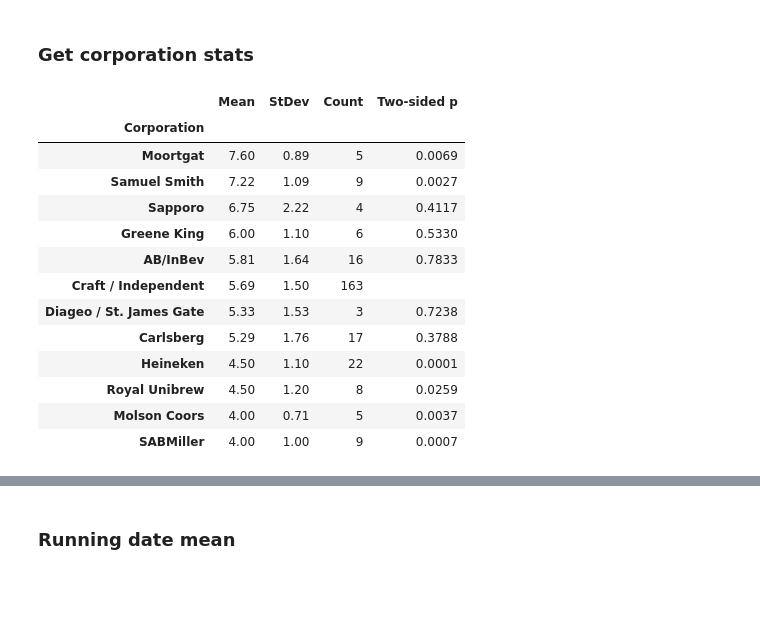
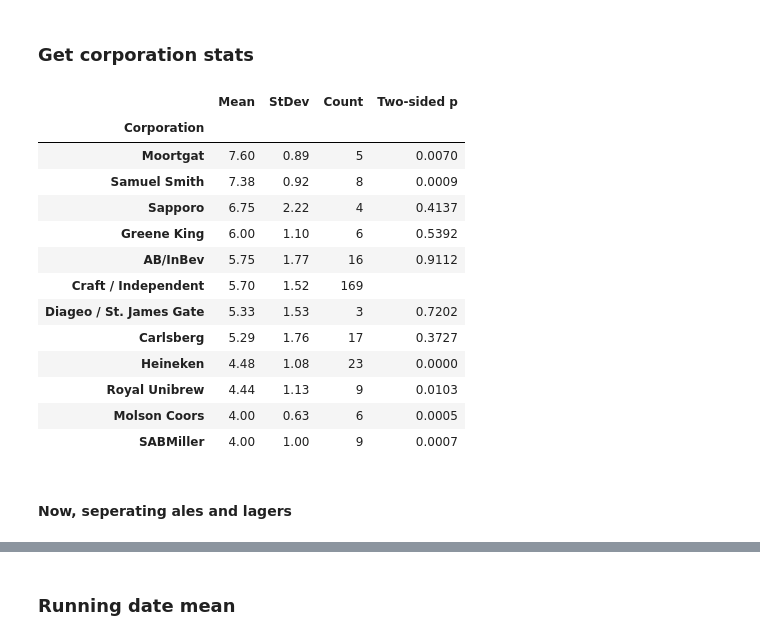
Before and after one commit to anzelpwj/Beer_server, a Jupyter notebook: BeerDbPandas.ipynb, the cells around one changed output, grey strips where cells are left out. Drawn from its saved outputs; the diff is of its cells as text; code cells hidden in the pictures; blank space fills up the shorter version.

```diff
--- a/BeerDbPandas.ipynb
+++ b/BeerDbPandas.ipynb
@@ -282,15 +247,15 @@ statestats
 # %%
 corp_thresh = 3
 # %%
-corpmean = beers_corp.groupby('Corporation')['Rating'].mean()
+corpmean = beers_RTC.groupby('Corporation')['Rating'].mean()
 corpmean.name = 'Mean'
-corpstd = beers_corp.groupby('Corporation')['Rating'].std()
+corpstd = beers_RTC.groupby('Corporation')['Rating'].std()
 corpstd.name = 'StDev'
-corpcount = beers_corp.groupby('Corporation')['Rating'].size()
+corpcount = beers_RTC.groupby('Corporation')['Rating'].size()
 corpcount.name = 'Count'
 
 # Beers that don't have a corporation listed are "craft/independent"
-craftbeers = beers_corp[beers_corp['Corporation'].isnull()]
+craftbeers = beers_RTC[beers_RTC['Corporation'].isnull()]
 craftmean = craftbeers['Rating'].mean()
 craftstd = craftbeers['Rating'].std()
 craftcount = len(craftbeers['Rating'])
@@ -309,28 +274,30 @@ corpstats['StDev'] = corpstats['StDev'].map('{:,.2f}'.format)
 # %%
 craftratings = craftbeers['Rating']
 corp_p_series = pd.Series([], name='Two-sided p')
 for corp in corplist:
-    corpratings = beers_corp[beers_corp['Corporation']==corp]['Rating']
+    corpratings = beers_RTC[beers_RTC['Corporation']==corp]['Rating']
     t, corp_p = stats.ttest_ind(craftratings,corpratings, equal_var=False)
     corp_p_series[corp] = corp_p
 
 corpstats['Two-sided p'] = corp_p_series
 corpstats['Two-sided p'] = corpstats['Two-sided p'].map('{:,.4f}'.format)
 corpstats.replace('nan',' ', regex=True, inplace=True)
 
 corpstats
 # %% [output]
 |  | Mean | StDev | Count | Two-sided p |
 | Corporation |  |  |  |  |
-| Moortgat | 7.60 | 0.89 | 5 | 0.0069 |
-| Samuel Smith | 7.22 | 1.09 | 9 | 0.0027 |
-| Sapporo | 6.75 | 2.22 | 4 | 0.4117 |
-| Greene King | 6.00 | 1.10 | 6 | 0.5330 |
-| AB/InBev | 5.81 | 1.64 | 16 | 0.7833 |
-| Craft / Independent | 5.69 | 1.50 | 163 |  |
-| Diageo / St. James Gate | 5.33 | 1.53 | 3 | 0.7238 |
-| Carlsberg | 5.29 | 1.76 | 17 | 0.3788 |
-| Heineken | 4.50 | 1.10 | 22 | 0.0001 |
-| Royal Unibrew | 4.50 | 1.20 | 8 | 0.0259 |
-| Molson Coors | 4.00 | 0.71 | 5 | 0.0037 |
+| Moortgat | 7.60 | 0.89 | 5 | 0.0070 |
+| Samuel Smith | 7.38 | 0.92 | 8 | 0.0009 |
+| Sapporo | 6.75 | 2.22 | 4 | 0.4137 |
+| Greene King | 6.00 | 1.10 | 6 | 0.5392 |
+| AB/InBev | 5.75 | 1.77 | 16 | 0.9112 |
+| Craft / Independent | 5.70 | 1.52 | 169 |  |
+| Diageo / St. James Gate | 5.33 | 1.53 | 3 | 0.7202 |
+| Carlsberg | 5.29 | 1.76 | 17 | 0.3727 |
+| Heineken | 4.48 | 1.08 | 23 | 0.0000 |
+| Royal Unibrew | 4.44 | 1.13 | 9 | 0.0103 |
+| Molson Coors | 4.00 | 0.63 | 6 | 0.0005 |
 | SABMiller | 4.00 | 1.00 | 9 | 0.0007 |
+# %% [markdown]
+#### Now, seperating ales and lagers
```
Also changed, not shown: parts of 18 cells of this notebook, 4 other files.
